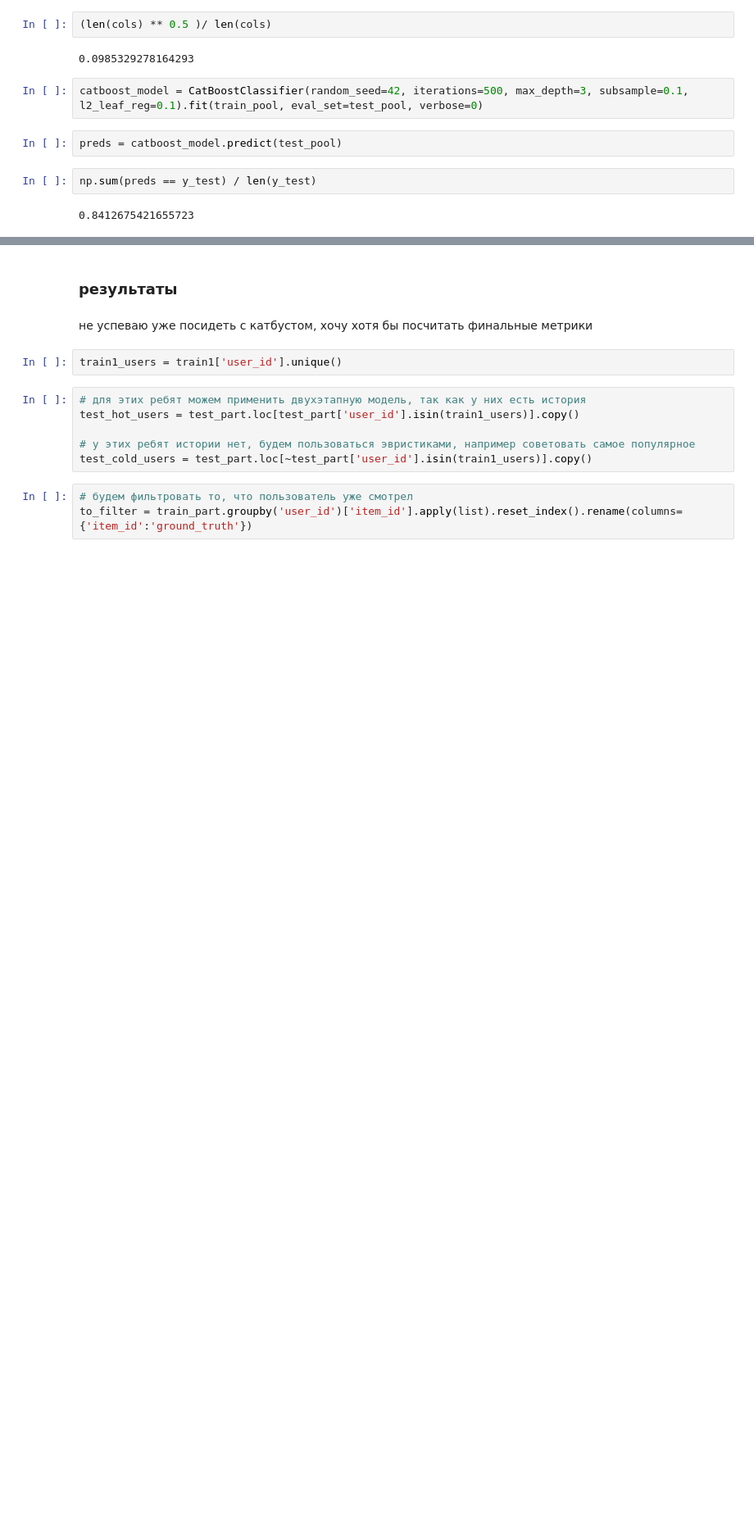
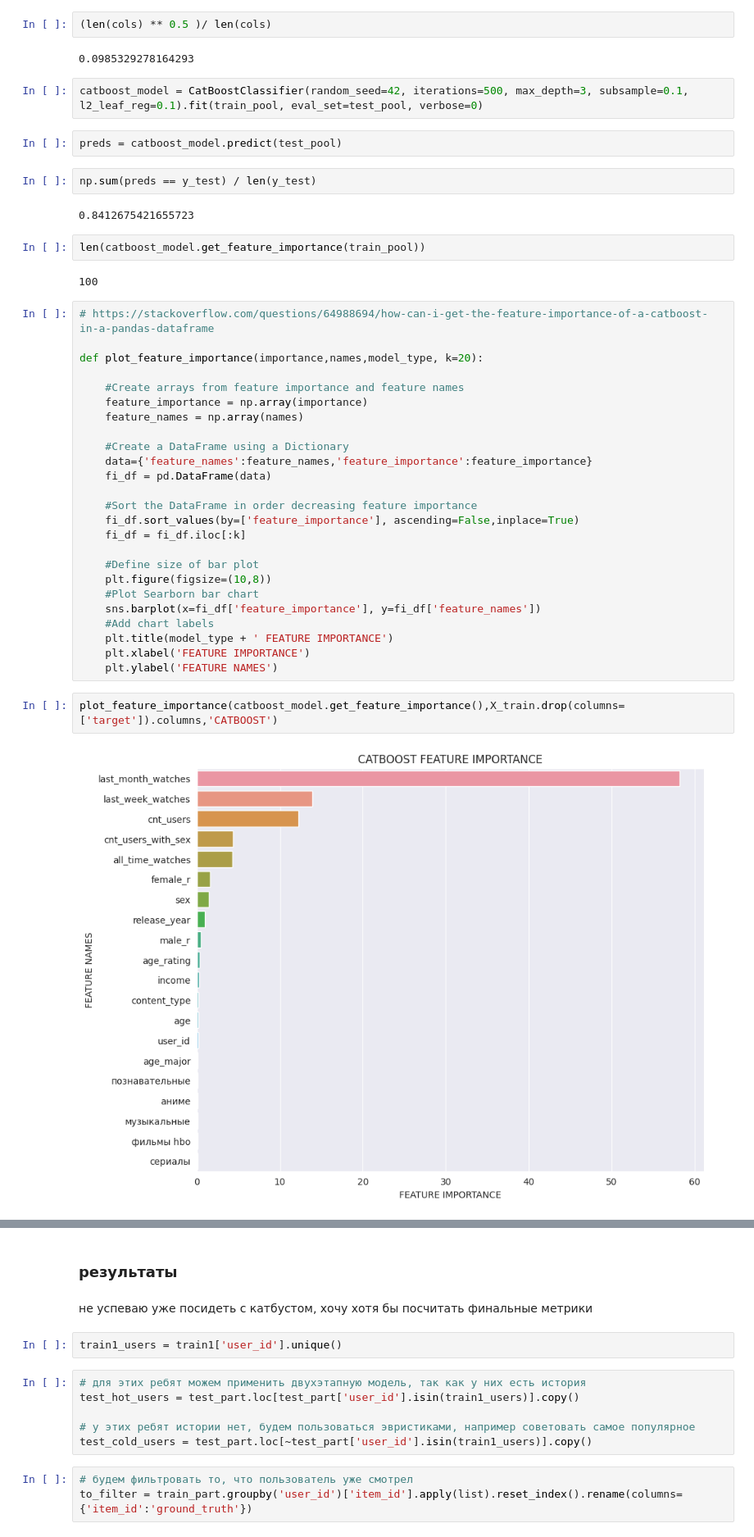
Before and after one commit to lizakochergina/kion_movies_recsys, a Jupyter notebook: Elizaveta_Kochergina_kion_movies_recsys_task.ipynb, the cells around one changed output, grey strips where cells are left out. Shown at 82% size. Saved outputs shown, nothing was run; the diff lists cells and outputs as text; blank space fills up the shorter version.

```diff
--- a/Elizaveta_Kochergina_kion_movies_recsys_task.ipynb
+++ b/Elizaveta_Kochergina_kion_movies_recsys_task.ipynb
@@ -2958,3 +2958,36 @@ preds = catboost_model.predict(test_pool)
 np.sum(preds == y_test) / len(y_test)
 # %% [output]
 0.8412675421655723
+# %%
+len(catboost_model.get_feature_importance(train_pool))
+# %% [output]
+100
+# %%
+# https://stackoverflow.com/questions/64988694/how-can-i-get-the-feature-importance-of-a-catboost-in-a-pandas-dataframe
+
+def plot_feature_importance(importance,names,model_type, k=20):
+
+    #Create arrays from feature importance and feature names
+    feature_importance = np.array(importance)
+    feature_names = np.array(names)
+
+    #Create a DataFrame using a Dictionary
+    data={'feature_names':feature_names,'feature_importance':feature_importance}
+    fi_df = pd.DataFrame(data)
+
+    #Sort the DataFrame in order decreasing feature importance
+    fi_df.sort_values(by=['feature_importance'], ascending=False,inplace=True)
+    fi_df = fi_df.iloc[:k]
+
+    #Define size of bar plot
+    plt.figure(figsize=(10,8))
+    #Plot Searborn bar chart
+    sns.barplot(x=fi_df['feature_importance'], y=fi_df['feature_names'])
+    #Add chart labels
+    plt.title(model_type + ' FEATURE IMPORTANCE')
+    plt.xlabel('FEATURE IMPORTANCE')
+    plt.ylabel('FEATURE NAMES')
+# %%
+plot_feature_importance(catboost_model.get_feature_importance(),X_train.drop(columns=['target']).columns,'CATBOOST')
+# %% [output]
+[figure, added]
```
Also changed, not shown: parts of 1 cell of this notebook.
